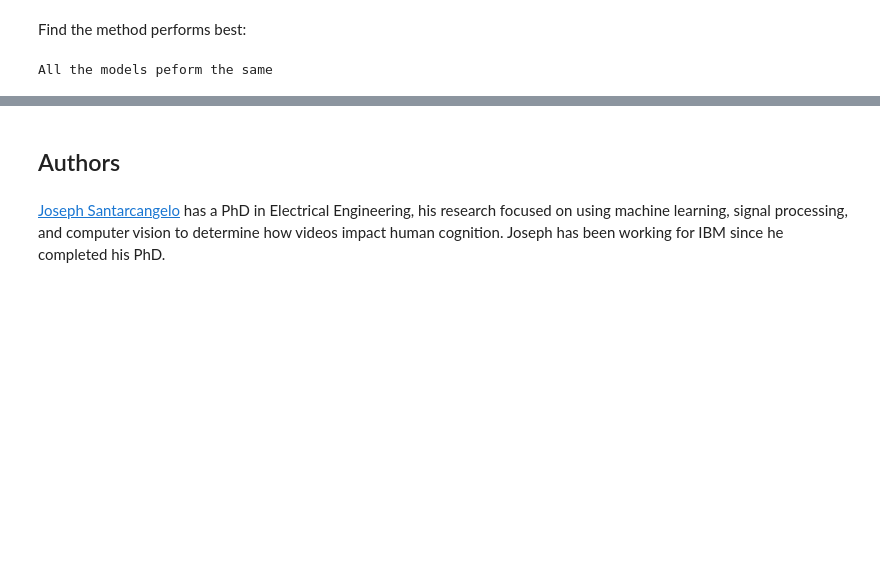
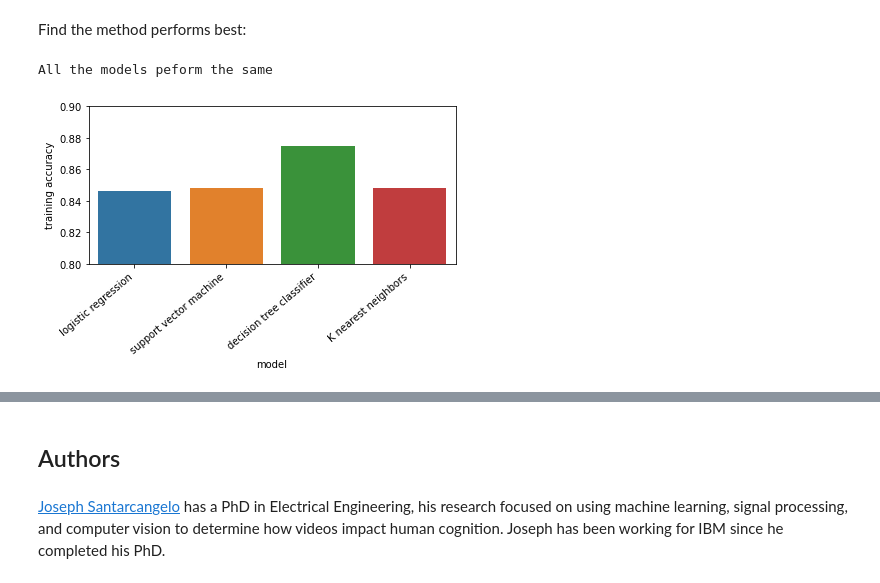
Before and after one commit to radclijd/DS_IBM_project_capstone, a Jupyter notebook: Machine Learning Prediction.ipynb, the cells around one changed output, grey strips where cells are left out. Saved outputs shown, nothing was run; the diff lists cells and outputs as text; code cells hidden in the pictures; blank space fills up the shorter version.

```diff
--- a/Machine Learning Prediction.ipynb
+++ b/Machine Learning Prediction.ipynb
@@ -244,3 +255,6 @@ accuracy : 0.8714285714285713
+# %%
+model.append('decision tree classifier')
+accuracy.append(tree_cv.best_score_)
 # %% [markdown]
 ## TASK  9
 # %% [markdown]
@@ -249,6 +263,8 @@ Calculate the accuracy of tree_cv on the test data using the method <code>score<
 tree_cv.score(X_test, Y_test)
 # %% [output]
 0.8333333333333334
+# %%
+score.append(tree_cv.score(X_test, Y_test))
 # %% [markdown]
 We can plot the confusion matrix
 # %%
@@ -276,6 +292,9 @@ print("accuracy :",knn_cv.best_score_)
 # %% [output]
 tuned hpyerparameters :(best parameters)  {'algorithm': 'auto', 'n_neighbors': 10, 'p': 1}
 accuracy : 0.8482142857142858
+# %%
+model.append('K nearest neighbors')
+accuracy.append(knn_cv.best_score_)
 # %% [markdown]
 ## TASK  11
 # %% [markdown]
@@ -284,6 +303,8 @@ Calculate the accuracy of tree_cv on the test data using the method <code>score<
 knn_cv.score(X_test, Y_test)
 # %% [output]
 0.8333333333333334
+# %%
+score.append(knn_cv.score(X_test, Y_test))
 # %% [markdown]
 We can plot the confusion matrix
 # %%
@@ -299,3 +320,13 @@ Find the method performs best:
 print('All the models peform the same')
 # %% [output]
 All the models peform the same
+# %%
+d = {'model': model, 'training accuracy': accuracy, 'accuracy': score}
+df = pd.DataFrame(d)
+ax = sns.barplot(data=df, x='model', y='training accuracy')
+ax.set(ylim=(0.8, 0.9))
+ax.set_xticklabels(ax.get_xticklabels(), rotation=40, ha="right")
+plt.tight_layout()
+plt.show()
+# %% [output]
+[figure, added]
```
Also changed, not shown: parts of 7 cells of this notebook.
